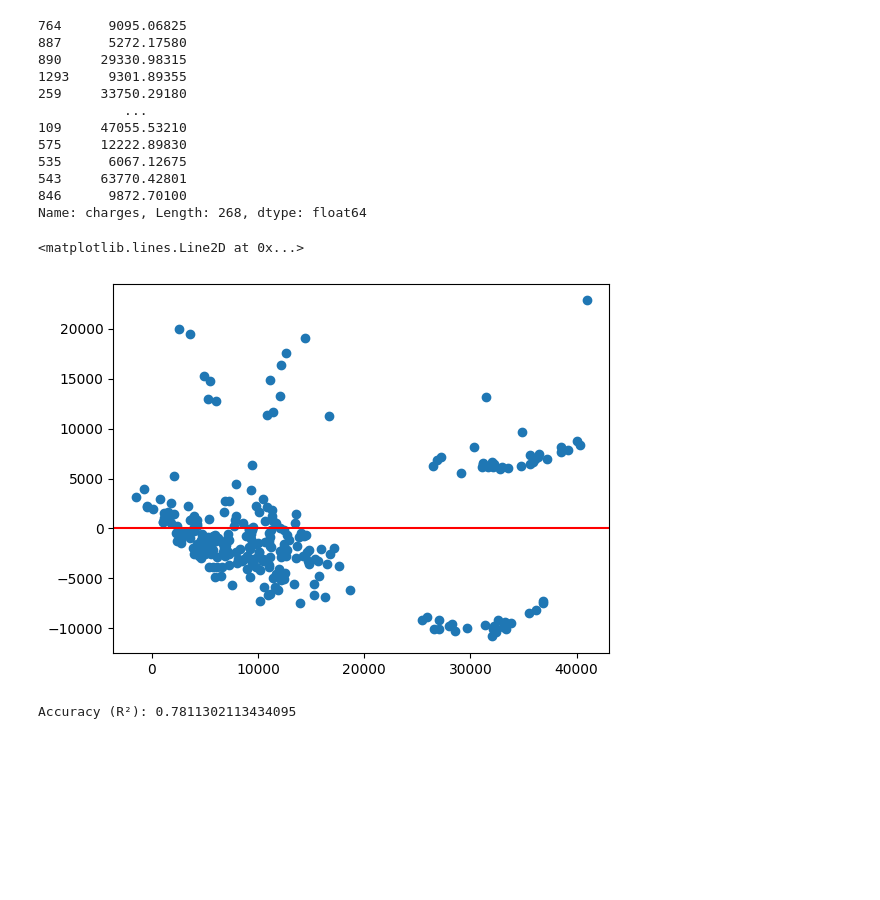
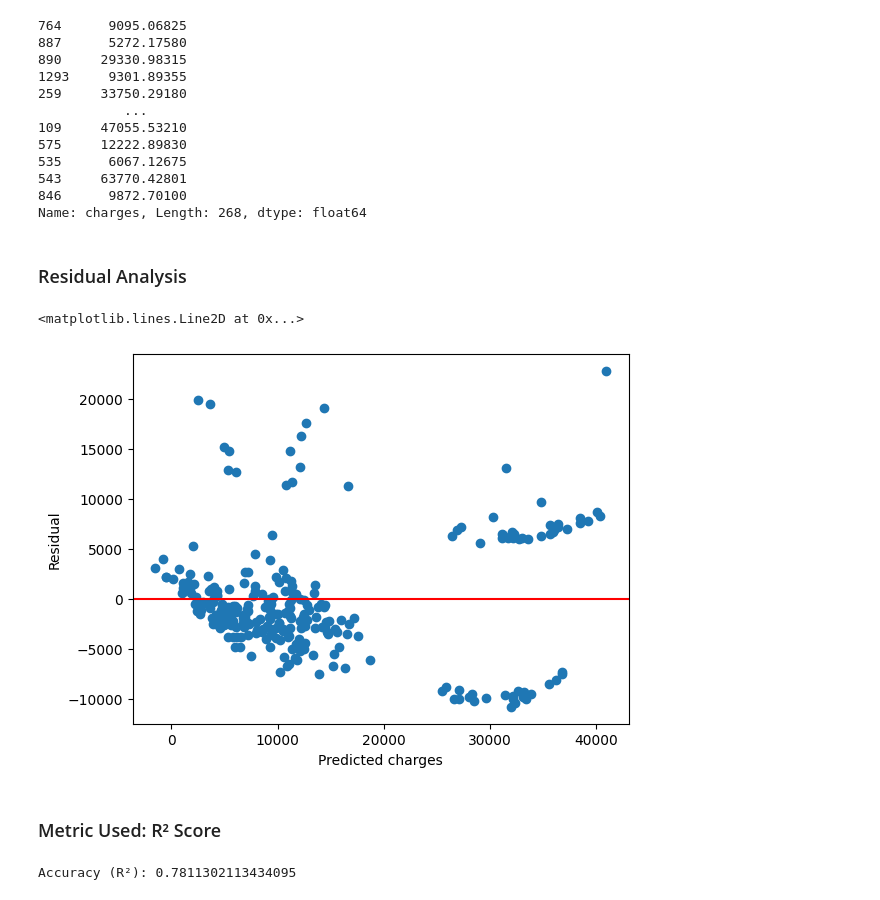
Before and after one commit to harshbhatt15/Machine-Learning, a Jupyter notebook: Supervised Machine Learning/Regression/Linear-Regression/Insurance/Isurance_data.ipynb, the cells around one changed output. Saved outputs shown, nothing was run; the diff lists cells and outputs as text; code cells hidden in the pictures; blank space fills up the shorter version.

```diff
--- a/Supervised Machine Learning/Regression/Linear-Regression/Insurance/Isurance_data.ipynb
+++ b/Supervised Machine Learning/Regression/Linear-Regression/Insurance/Isurance_data.ipynb
@@ -198,16 +212,22 @@ y_test
 543     63770.42801
 846      9872.70100
 Name: charges, Length: 268, dtype: float64
+# %% [markdown]
+### Residual Analysis
 # %%
 import matplotlib.pyplot as plt
 
 residuals = y_test - y_pred
 
 plt.scatter(y_pred, residuals)
+plt.xlabel("Predicted charges")
+plt.ylabel("Residual")
 plt.axhline(y=0, color='red')
 # %% [output]
 <matplotlib.lines.Line2D at 0x...>
-[figure, old version]
+[figure, new version]
+# %% [markdown]
+### Metric Used: R² Score
 # %%
 accuracy = r2_score(y_test, y_pred)
 print("Accuracy (R²):", accuracy)
```
Also changed, not shown: parts of 7 cells of this notebook.
